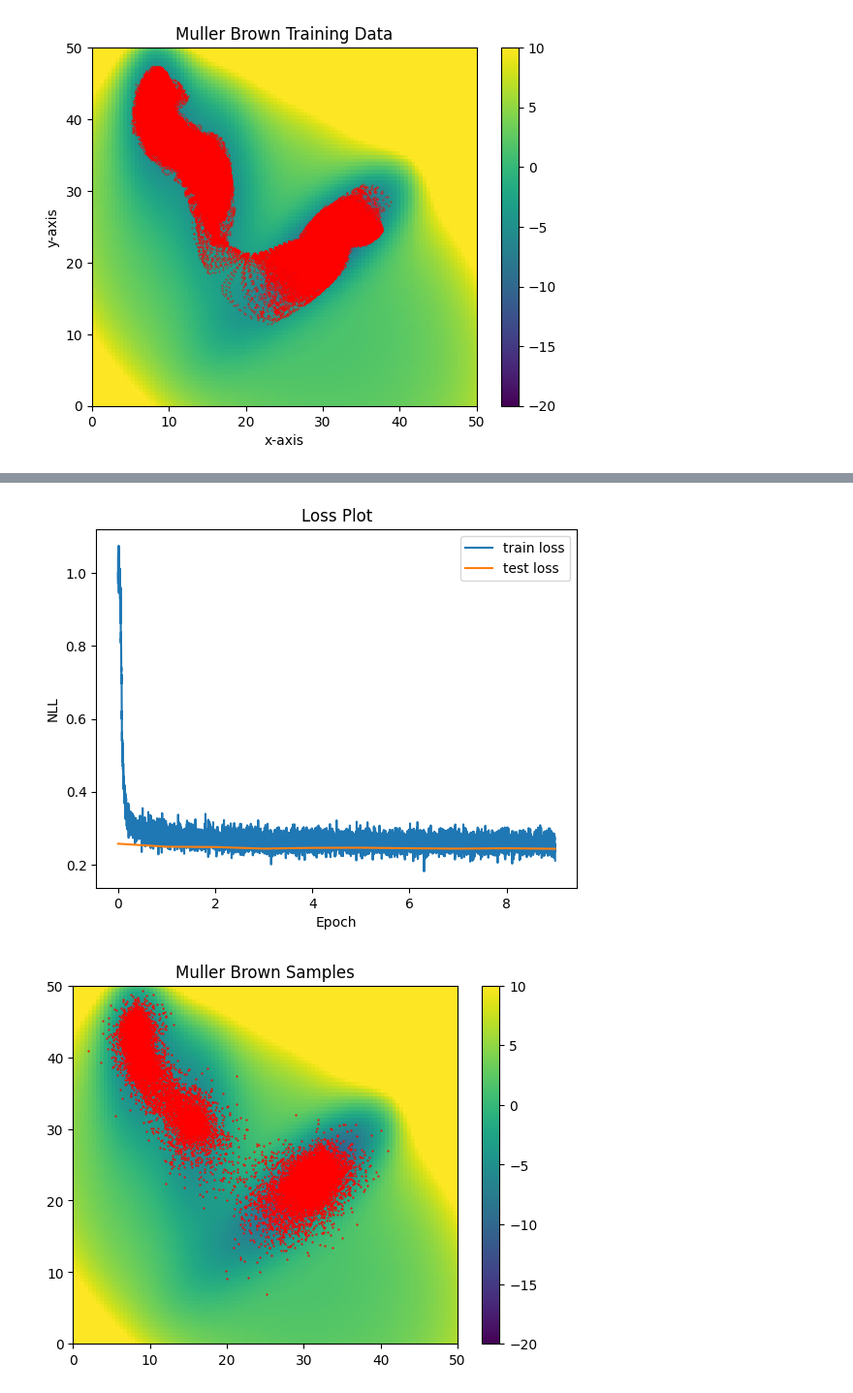
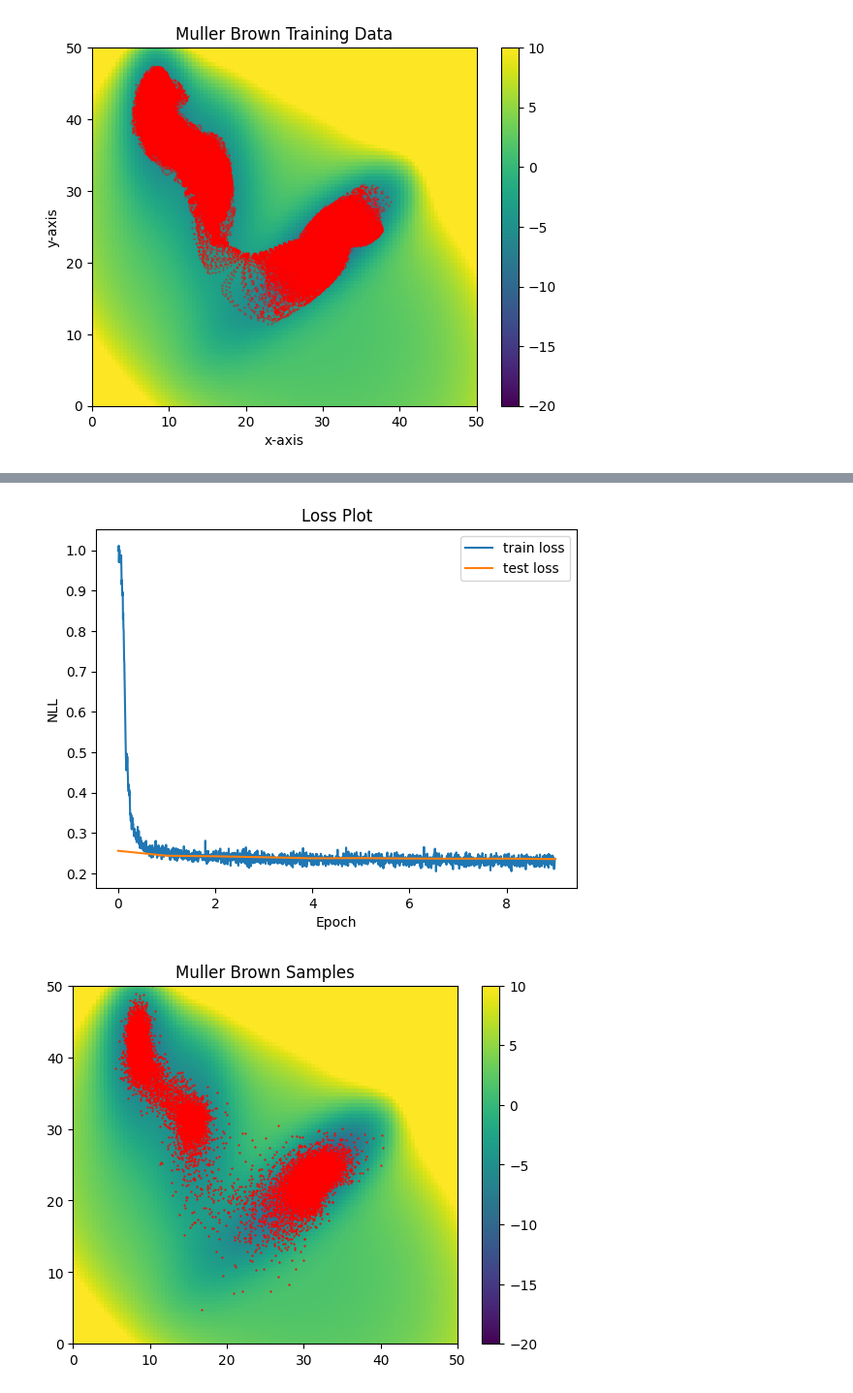
Before and after one commit to michael-psenka/OM-TPS, a Jupyter notebook: train_diffusion_mb.ipynb, the cells around one changed output, grey strips where cells are left out. Shown at 97% size. Cells and saved outputs as stored; diff of their text form; code cells hidden in the pictures.

Commit message:
best model so far

```diff
--- a/train_diffusion_mb.ipynb
+++ b/train_diffusion_mb.ipynb
@@ -189,7 +189,7 @@ class DiffusionMLP(torch.nn.Module):
         self.fc4 = nn.Linear(hidden_dim, hidden_dim)
         self.fc5 = nn.Linear(hidden_dim, out_dim)
         # add dropout layer
-        self.dropout = nn.Dropout(0.1)
+        # self.dropout = nn.Dropout(0.1)
 
 
     def forward(self, x, t):
@@ -197,13 +197,13 @@ class DiffusionMLP(torch.nn.Module):
             t = torch.tensor(t).repeat(x.shape[0], 1).to(self.device)
         x = torch.cat([x, t], dim = 1)
         x = F.relu(self.fc1(x))
-        x = self.dropout(x)
+        # x = self.dropout(x)
         x = F.relu(self.fc2(x))
-        x = self.dropout(x)
+        # x = self.dropout(x)
         x = F.relu(self.fc3(x))
-        x = self.dropout(x)
+        # x = self.dropout(x)
         x = F.relu(self.fc4(x))
-        x = self.dropout(x)
+        # x = self.dropout(x)
         x = self.fc5(x)
         return x
 
@@ -336,7 +336,7 @@ def train_mb_diffusion(train_dataset, test_dataset, model, n_epochs, device):
     """ YOUR CODE HERE """
     # Train 100 epochs, batch size 1024, Adam with LR 1e-3 (100 warmup steps, cosine decay to 0)
     device = torch.device(torch.cuda.current_device())
-    batch_size = 1024
+    batch_size = 4096
     PI = torch.tensor([np.pi]).to(device)
     optimizer = optim.Adam(model.parameters(), lr = 1e-3)
     scheduler = linear_warmup_cosine_decay_lr_scheduler(optimizer, warmup_steps = 100, \
@@ -400,11 +400,11 @@ def train_mb_diffusion(train_dataset, test_dataset, model, n_epochs, device):
     return get_numpy(torch.cat(train_losses)), get_numpy(torch.cat(test_losses))
 # %%
 device = torch.device(torch.cuda.current_device())
-model = DiffusionMLP(3, 64, 2, 256, device).to(device).to(torch.float32)
+model = DiffusionMLP(3, 256, 2, 256, device).to(device).to(torch.float32)
 n_epochs = 10
 train_losses, test_losses = train_mb_diffusion(train_dataset, test_dataset, model, n_epochs, device)
 # %%
-all_samples = model.sample(30000, temperature = 1.25)
+all_samples = model.sample(30000, temperature = 1.2)
 all_samples = all_samples*torch.tensor(train_dataset.std).to(device).to(torch.float32) + torch.tensor(train_dataset.mean).to(device).to(torch.float32)
 
 plot_results(train_losses, test_losses, np.flip(get_numpy(all_samples), axis = -1))
@@ -414,5 +414,5 @@ Final Test Loss: 0.2432
-[figure, old version]
+[figure, new version]
-[figure, old version]
+[figure, new version]
 # %%
 # linear interpolation in diffusion space
 x1 = calculator.initial_point.to(device).unsqueeze(0) # initial points of shape [N, 2]
```
Also changed, not shown: parts of 4 cells of this notebook, 1 other file.
